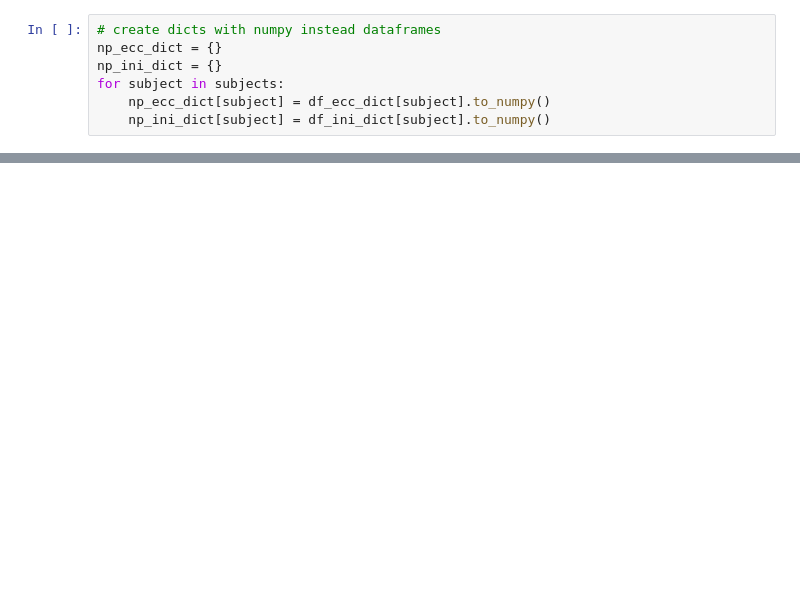
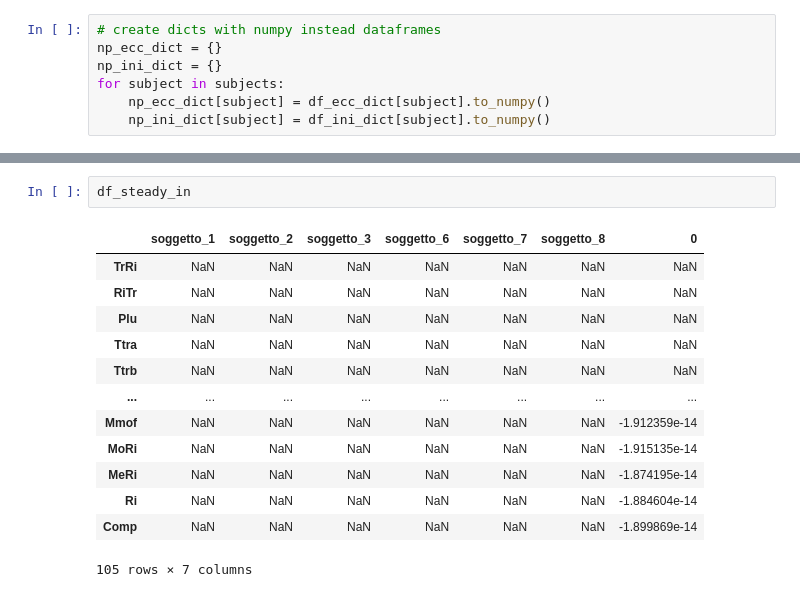
Before and after one commit to Ishikawa7/neural-network-with-fuzzified-inverter, a Jupyter notebook: markov_analisys.ipynb, the cells around one changed output, grey strips where cells are left out. Saved outputs shown, nothing was run; the diff lists cells and outputs as text; blank space fills up the shorter version.

```diff
--- a/markov_analisys.ipynb
+++ b/markov_analisys.ipynb
@@ -209,0 +137,16 @@ df_evolve_dict["soggetto_8"]
+# %%
+df_steady_in
+# %% [output]
+|  | soggetto_1 | soggetto_2 | soggetto_3 | soggetto_6 | soggetto_7 | soggetto_8 | 0 |
+| TrRi | NaN | NaN | NaN | NaN | NaN | NaN | NaN |
+| RiTr | NaN | NaN | NaN | NaN | NaN | NaN | NaN |
+| Plu | NaN | NaN | NaN | NaN | NaN | NaN | NaN |
+| Ttra | NaN | NaN | NaN | NaN | NaN | NaN | NaN |
+| Ttrb | NaN | NaN | NaN | NaN | NaN | NaN | NaN |
+| ... | ... | ... | ... | ... | ... | ... | ... |
+| Mmof | NaN | NaN | NaN | NaN | NaN | NaN | -1.912359e-14 |
+| MoRi | NaN | NaN | NaN | NaN | NaN | NaN | -1.915135e-14 |
+| MeRi | NaN | NaN | NaN | NaN | NaN | NaN | -1.874195e-14 |
+| Ri | NaN | NaN | NaN | NaN | NaN | NaN | -1.884604e-14 |
+| Comp | NaN | NaN | NaN | NaN | NaN | NaN | -1.899869e-14 |
+105 rows × 7 columns
```
Also changed, not shown: parts of 13 cells of this notebook.
